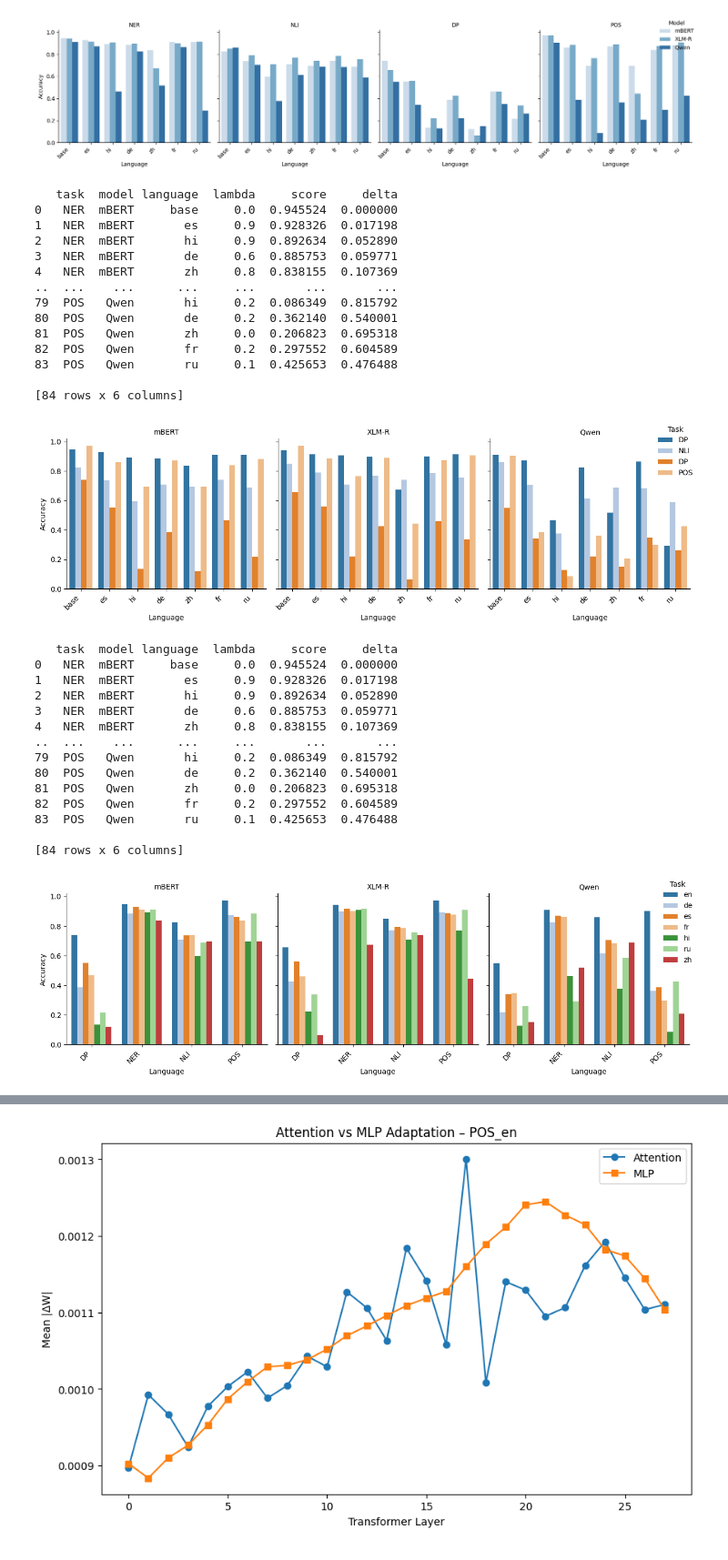
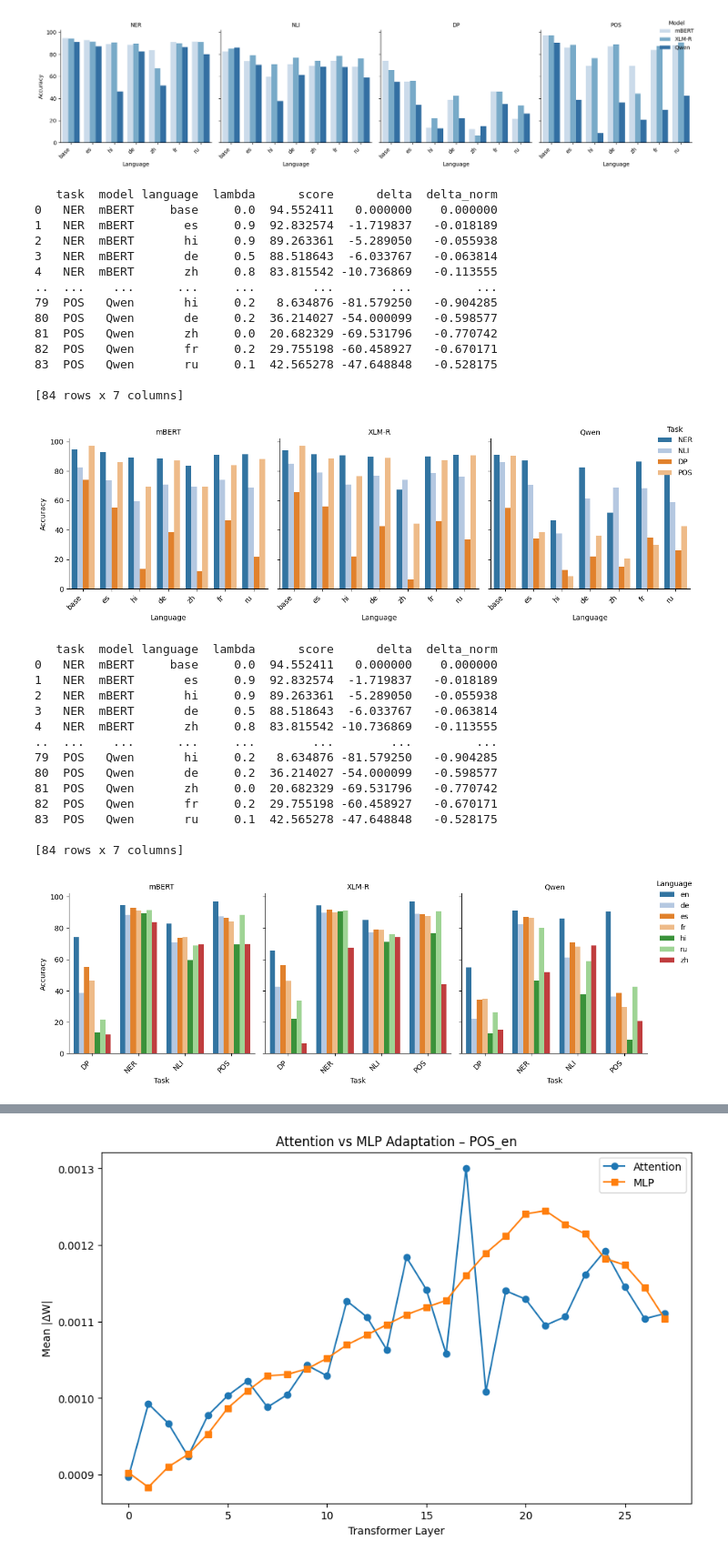
Before and after one commit to erafkin/xling_task_transfer, a Jupyter notebook: notebooks/figure_generation.ipynb, the cells around one changed output, grey strips where cells are left out. Shown at 91% size. Drawn from its saved outputs; the diff is of its cells as text; code cells hidden in the pictures.

Commit message:
notebook for figures

```diff
--- a/notebooks/figure_generation.ipynb
+++ b/notebooks/figure_generation.ipynb
@@ -1,4 +1,5 @@
 # %%
+import pandas as pd
 models = ["bert-multilingual", "xlm-roberta", "qwen"]
 tasks = ["NER", "NLI", "DP", "POS"]
 rows = []
@@ -17,9 +18,9 @@ for model in models:
             best_lambda = lines[curr_line + 1].split(" ")[-1]
             if task == "DP":
                 score = lines[curr_line + 2].split(" ")[2][:-1]
-                score = float(score)/100
+                score = float(score)#/100
             else:
-                score = lines[curr_line + 2].split(" ")[-1]
+                score = float(lines[curr_line + 2].split(" ")[-1]) * 100
 
             if lang == "base":
                 en_base_score = float(score)
@@ -29,10 +30,11 @@ for model in models:
                 m = "XLM-R"
             else:
                 m = "Qwen"
-            delta = en_base_score - float(score)
-            rows.append([task, m, lang, float(best_lambda), float(score), delta])
+            delta = float(score) - en_base_score
+            delta_norm = delta/en_base_score
+            rows.append([task, m, lang, float(best_lambda), float(score), delta, delta_norm])
             curr_line += 3
-df_test_scores = pd.DataFrame(rows, columns=["task", "model", "language", "lambda", "score", "delta"])
+df_test_scores = pd.DataFrame(rows, columns=["task", "model", "language", "lambda", "score", "delta", "delta_norm"])
 df_test_scores["delta"]
 df_test_scores
 # %% [output]
@@ -100,7 +102,7 @@ for ax in g.axes.flatten():
 plt.tight_layout()
 plt.show()
 # %% [output]
-[figure, old version]
+[figure, new version]
 # %%
 import seaborn as sns
 import matplotlib.pyplot as plt
@@ -131,8 +133,8 @@ g.map_dataframe(
 g.add_legend(title="Task", loc="upper right")
 g.set_axis_labels("Language", "Accuracy")
 g.set_titles("{col_name}")
-for t, l in zip(g._legend.texts, ["DP"]):
-    t.set_text(l)
+# for t, l in zip(g._legend.texts, ["DP"]):
+#     t.set_text(l)
 # Make x labels readable
 for ax in g.axes.flatten():
     ax.set_xticklabels(ax.get_xticklabels(), rotation=45, ha='right')
@@ -140,21 +142,21 @@ for ax in g.axes.flatten():
 plt.tight_layout()
 plt.show()
 # %% [output]
-   task  model language  lambda     score     delta
-0   NER  mBERT     base     0.0  0.945524  0.000000
-1   NER  mBERT       es     0.9  0.928326  0.017198
-2   NER  mBERT       hi     0.9  0.892634  0.052890
-3   NER  mBERT       de     0.6  0.885753  0.059771
-4   NER  mBERT       zh     0.8  0.838155  0.107369
-..  ...    ...      ...     ...       ...       ...
-79  POS   Qwen       hi     0.2  0.086349  0.815792
-80  POS   Qwen       de     0.2  0.362140  0.540001
-81  POS   Qwen       zh     0.0  0.206823  0.695318
-82  POS   Qwen       fr     0.2  0.297552  0.604589
-83  POS   Qwen       ru     0.1  0.425653  0.476488
+   task  model language  lambda      score      delta  delta_norm
+0   NER  mBERT     base     0.0  94.552411   0.000000    0.000000
+1   NER  mBERT       es     0.9  92.832574  -1.719837   -0.018189
+2   NER  mBERT       hi     0.9  89.263361  -5.289050   -0.055938
+3   NER  mBERT       de     0.5  88.518643  -6.033767   -0.063814
+4   NER  mBERT       zh     0.8  83.815542 -10.736869   -0.113555
+..  ...    ...      ...     ...        ...        ...         ...
+79  POS   Qwen       hi     0.2   8.634876 -81.579250   -0.904285
+80  POS   Qwen       de     0.2  36.214027 -54.000099   -0.598577
+81  POS   Qwen       zh     0.0  20.682329 -69.531796   -0.770742
+82  POS   Qwen       fr     0.2  29.755198 -60.458927   -0.670171
+83  POS   Qwen       ru     0.1  42.565278 -47.648848   -0.528175
 
-[84 rows x 6 columns]
+[84 rows x 7 columns]
-[figure, old version]
+[figure, new version]
 # %%
 import seaborn as sns
 import matplotlib.pyplot as plt
@@ -166,47 +168,47 @@ df_test_scores = df_test_scores.sort_values(by=["language", "task"])
 # --- Create a FacetGrid with 4 subplots, one for each task ---
 g = sns.FacetGrid(
     df_test_scores,
     col="model",
     col_wrap=3,
     sharey=True,
     sharex=False,
     height=4,
 )
 # --- Map a grouped barplot onto each facet ---
 g.map_dataframe(
     sns.barplot,
     x="task",
     y="score",
     hue="language",
     palette="tab20"
 )
 
 # --- Customize ---
-g.add_legend(title="Task", loc="upper right")
-g.set_axis_labels("Language", "Accuracy")
+g.add_legend(title="Language", loc="upper right")
+g.set_axis_labels("Task", "Accuracy")
 g.set_titles("{col_name}")
 for t, l in zip(g._legend.texts, ["en"]):
     t.set_text(l)
 
 # Make x labels readable
 for ax in g.axes.flatten():
     ax.set_xticklabels(ax.get_xticklabels(), rotation=45, ha='right')
 
-plt.tight_layout()
+# plt.tight_layout()
 plt.show()
 # %% [output]
-   task  model language  lambda     score     delta
-0   NER  mBERT     base     0.0  0.945524  0.000000
-1   NER  mBERT       es     0.9  0.928326  0.017198
-2   NER  mBERT       hi     0.9  0.892634  0.052890
-3   NER  mBERT       de     0.6  0.885753  0.059771
-4   NER  mBERT       zh     0.8  0.838155  0.107369
-..  ...    ...      ...     ...       ...       ...
-79  POS   Qwen       hi     0.2  0.086349  0.815792
-80  POS   Qwen       de     0.2  0.362140  0.540001
-81  POS   Qwen       zh     0.0  0.206823  0.695318
-82  POS   Qwen       fr     0.2  0.297552  0.604589
-83  POS   Qwen       ru     0.1  0.425653  0.476488
+   task  model language  lambda      score      delta  delta_norm
+0   NER  mBERT     base     0.0  94.552411   0.000000    0.000000
+1   NER  mBERT       es     0.9  92.832574  -1.719837   -0.018189
+2   NER  mBERT       hi     0.9  89.263361  -5.289050   -0.055938
+3   NER  mBERT       de     0.5  88.518643  -6.033767   -0.063814
+4   NER  mBERT       zh     0.8  83.815542 -10.736869   -0.113555
+..  ...    ...      ...     ...        ...        ...         ...
+79  POS   Qwen       hi     0.2   8.634876 -81.579250   -0.904285
+80  POS   Qwen       de     0.2  36.214027 -54.000099   -0.598577
+81  POS   Qwen       zh     0.0  20.682329 -69.531796   -0.770742
+82  POS   Qwen       fr     0.2  29.755198 -60.458927   -0.670171
+83  POS   Qwen       ru     0.1  42.565278 -47.648848   -0.528175
 
-[84 rows x 6 columns]
+[84 rows x 7 columns]
-[figure, old version]
+[figure, new version]
```
Also changed, not shown: parts of 17 cells of this notebook.
